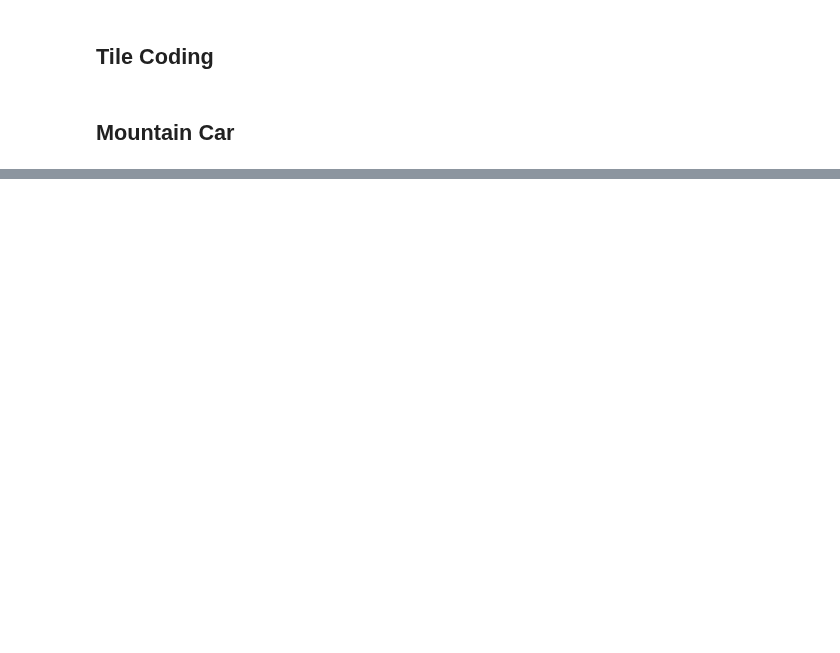
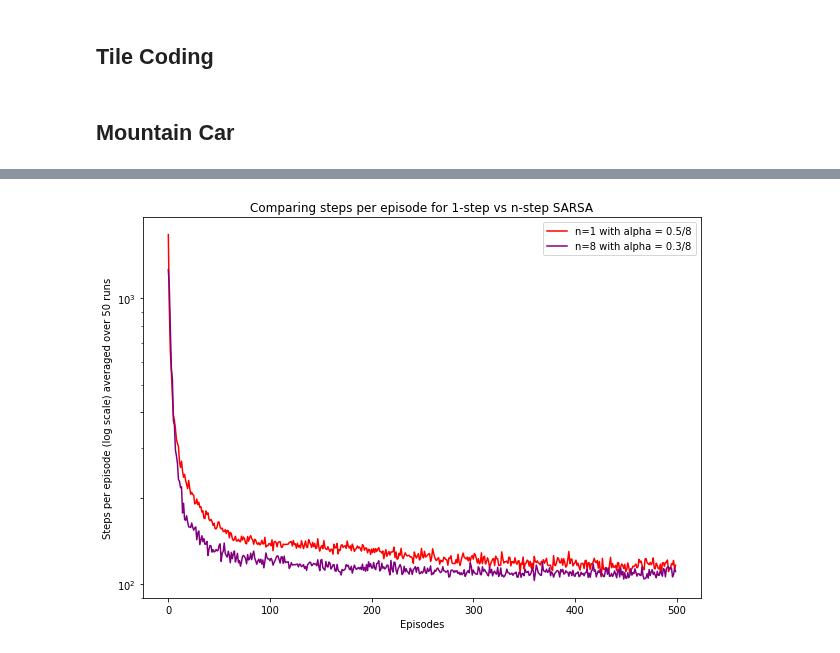
Before and after one commit to chandrusuresh/ReinforcementLearning, a Jupyter notebook: Ch10-OnPolicyControlwithApproximation/MountainCar.ipynb, the cells around one changed output, grey strips where cells are left out. Drawn from its saved outputs; the diff is of its cells as text; code cells hidden in the pictures; blank space fills up the shorter version.

```diff
--- a/Ch10-OnPolicyControlwithApproximation/MountainCar.ipynb
+++ b/Ch10-OnPolicyControlwithApproximation/MountainCar.ipynb
@@ -325,11 +287,22 @@ step_stats1 = episodic_semigradient_nStep_sarsa(numRuns,num_episodes,numSteps,st
+# %%
+alpha = 0.3/8
+numSteps = 8
+nstep_stats = np.zeros((num_episodes,1))
+np.random.seed(42)
+_,steps = episodic_semigradient_nStep_sarsa(numRuns,num_episodes,numSteps,alpha,gamma,epsilon)
+nstep_stats[:,0] = steps.reshape((step_stats[:,0].shape))
 # %%
 fig,ax = plt.subplots(1,1,figsize=(10,7))
-ax.plot(range(num_episodes),step_stats)
-ax.plot(range(num_episodes),step_stats1)
-ax.set_title('Steps per episode with step-size = 0.3/8')
-ax.set_ylabel('Steps per episode (log scale)')
+legend = ['n=1 with alpha = 0.5/8','n=8 with alpha = 0.3/8']
+color = ['r','purple']
+
+ax.plot(range(num_episodes),step_stats[:,2],color[0])
+ax.plot(range(num_episodes),nstep_stats,color[1])
+ax.set_title('Comparing steps per episode for 1-step vs n-step SARSA')
+ax.set_ylabel('Steps per episode (log scale) averaged over ' + str(numRuns) + ' runs')
 ax.set_xlabel('Episodes')
 ax.set_yscale('log')
-ax.set_yticklabels([100,200,400,1000])
-ax.set_ylim([80,1000]);
-ax.set_xlim([1,500]);
+ax.set_yticks([100,200,400,1000])
+ax.legend(legend);
+# %% [output]
+[figure, added]
```
Also changed, not shown: parts of 10 cells of this notebook.
